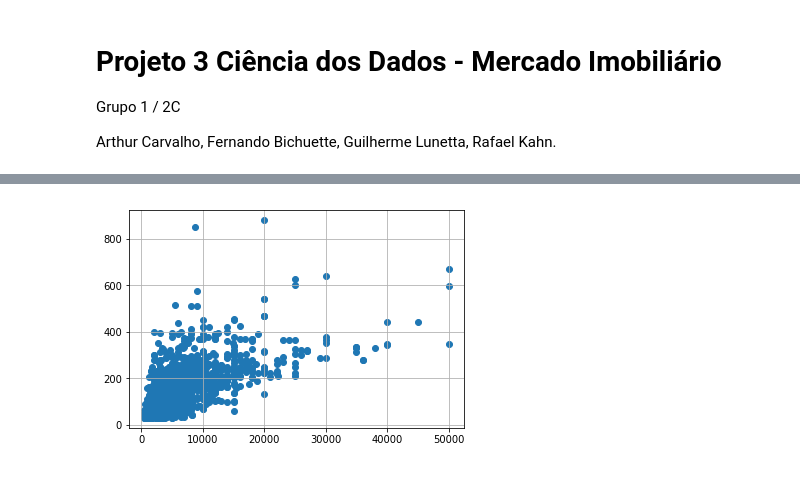
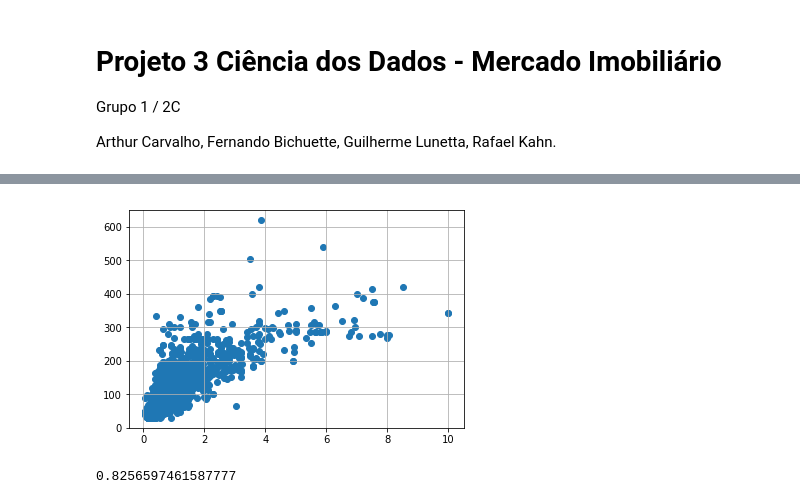
Before and after one commit to arthurfc12/Projeto3CDados, a Jupyter notebook: pr3.ipynb, the cells around one changed output, grey strips where cells are left out. Saved outputs shown, nothing was run; the diff lists cells and outputs as text; code cells hidden in the pictures.

```diff
--- a/pr3.ipynb
+++ b/pr3.ipynb
@@ -25,6 +27,7 @@ RANDOM_SEED = 69
 
 data = pd.read_csv("sao-paulo-properties-april-2019.csv")
 data.drop(data.columns[[15, 14]], axis=1, inplace=True)
-data.head(5)
+data = data[data['Negotiation Type'] == 'sale']
+data.head()
 # %% [output]
 |  | Price | Condo | Size | Rooms | Toilets | Suites | Parking | Elevator | Furnished | Swimming Pool | ... |
@@ -48,8 +51,24 @@ data.describe()
+# %%
+#plt.figure(figsize = (10,10))
+#x = data.Latitude.values
+#y = data.Longitude.values
+#sns.jointplot(x, y, size = 10)
+#plt.xlabel("latitude", fontsize = 12)
+#plt.ylabel("longitude", fontsize = 12)
+#x_lim(-47, -20)
+#y_lim(-58, -40)
+#plt.show()
+#sns.despine
+a = data["Price"]/1000000
 # %%
-x1 = data[data['Negotiation Type'] == 'rent'].loc[:,['Price']]
-y1 = data[data['Negotiation Type'] == 'rent'].loc[:,['Size']]
+x1 = a
+y1 = data["Size"]
 
 plt.scatter(x1,y1)
 plt.grid(True)
 # %% [output]
-[figure, old version]
+[figure, new version]
+# %%
+x1.corr(y1)
+# %% [output]
+0.8256597461587777
```
Also changed, not shown: parts of 9 cells of this notebook.
